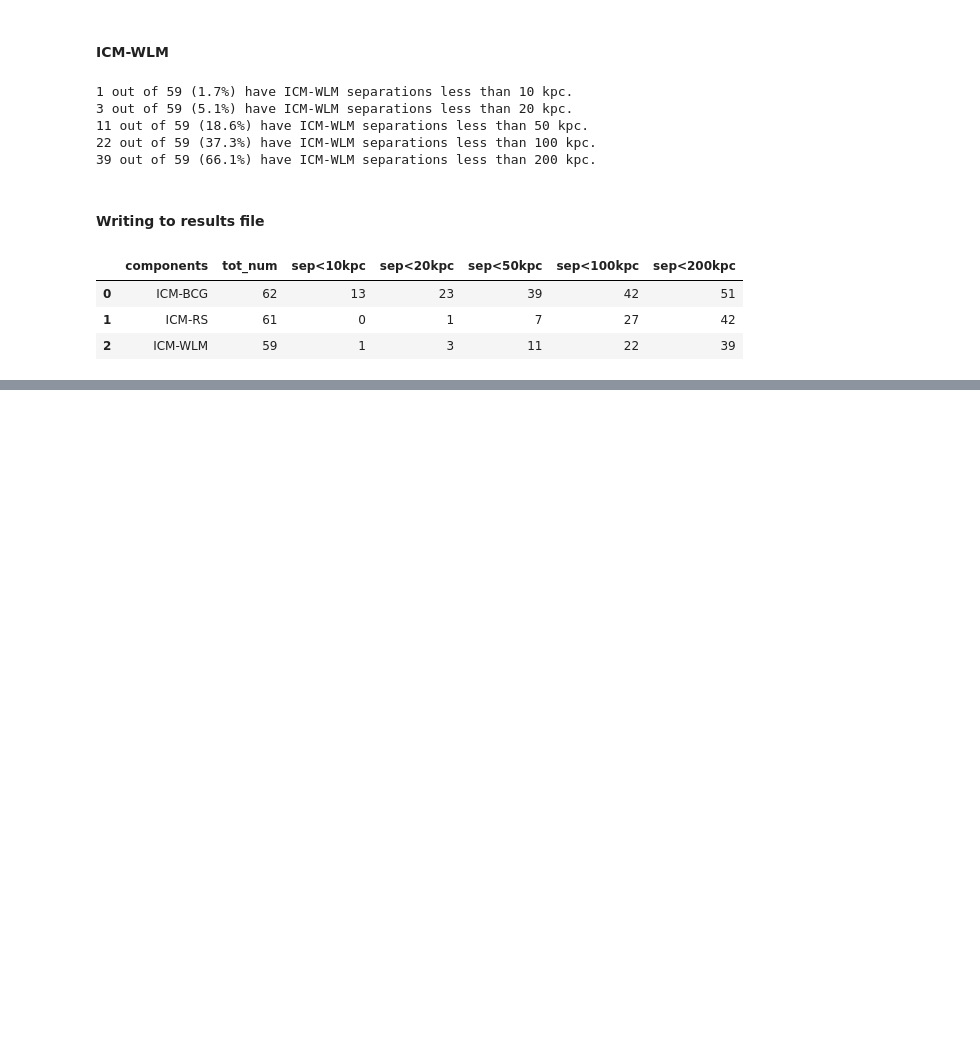
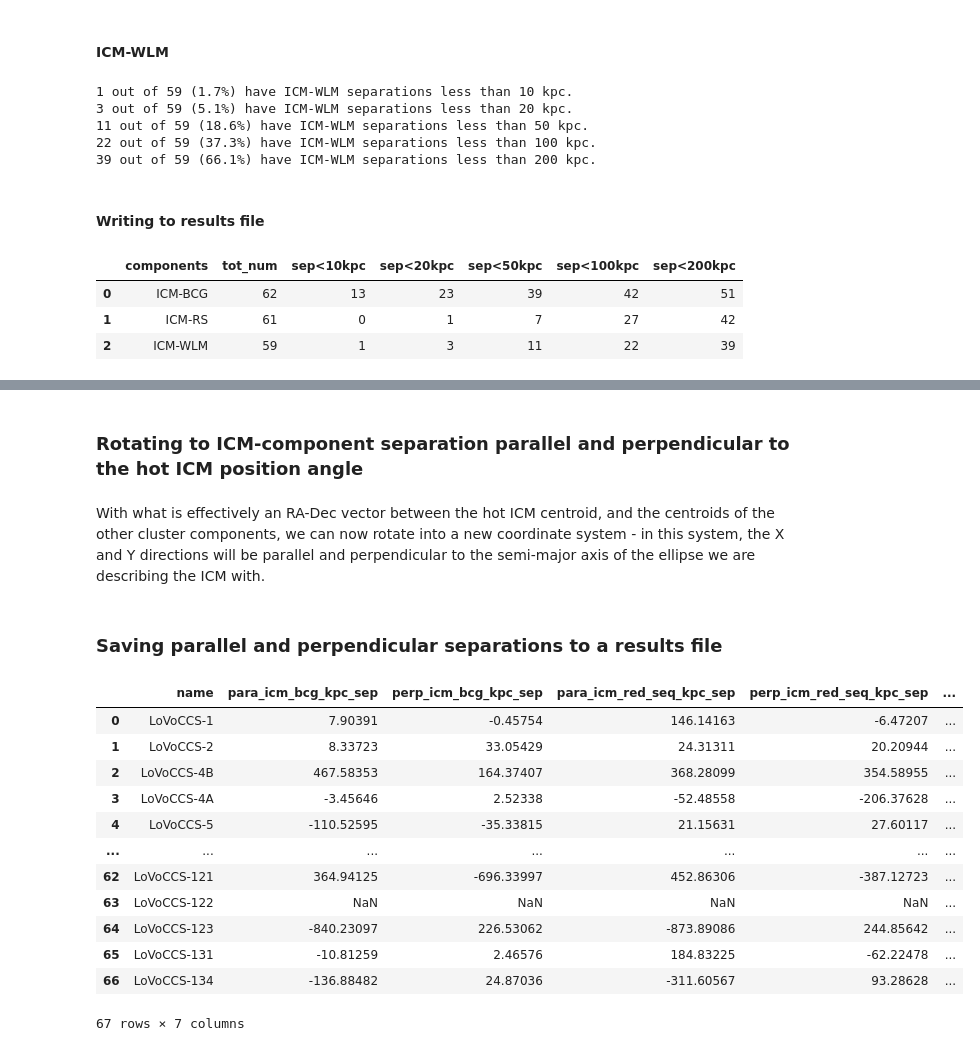
Before and after one commit to LoVoCCS/X-LoVoCCS-Analyses, a Jupyter notebook: notebooks/positions_and_morphology/compare_xray_bcg_redseq_mass_centroid.ipynb, the cells around one changed output, grey strips where cells are left out. Saved outputs shown, nothing was run; the diff lists cells and outputs as text; code cells hidden in the pictures; blank space fills up the shorter version.

```diff
--- a/notebooks/positions_and_morphology/compare_xray_bcg_redseq_mass_centroid.ipynb
+++ b/notebooks/positions_and_morphology/compare_xray_bcg_redseq_mass_centroid.ipynb
@@ -416,0 +435,50 @@ frac_sep_within_summ
+# %% [markdown]
+### Rotating to ICM-component separation parallel and perpendicular to the hot ICM position angle
+# %% [markdown]
+With what is effectively an RA-Dec vector between the hot ICM centroid, and the centroids of the other cluster components, we can now rotate into a new coordinate system - in this system, the X and Y directions will be parallel and perpendicular to the semi-major axis of the ellipse we are describing the ICM with.
+# %%
+rot_ra_dec_delta_icm_bcg = []
+rot_ra_dec_delta_icm_red_seq = []
+rot_ra_dec_delta_icm_wlm = []
+
+for cur_ind in range(0, len(prop_ra_dec_delta_icm_bcg)):
+    cur_pa = icm_pa[cur_ind]
+    cur_rot = np.array([[np.cos((cur_pa) * (np.pi/180)), -1 * np.sin((cur_pa) * (np.pi/180))],
+                        [np.sin((cur_pa) * (np.pi/180)), np.cos((cur_pa) * (np.pi/180))]])
+
+    cur_icm_bcg = prop_ra_dec_delta_icm_bcg[cur_ind]
+    cur_icm_red_seq = prop_ra_dec_delta_icm_red_seq[cur_ind]
+    cur_icm_wlm = prop_ra_dec_delta_icm_wlm[cur_ind]
+
+    rot_ra_dec_delta_icm_bcg.append(cur_rot @ cur_icm_bcg)
+    rot_ra_dec_delta_icm_red_seq.append(cur_rot @ cur_icm_red_seq)
+    rot_ra_dec_delta_icm_wlm.append(cur_rot @ cur_icm_wlm)
+
+rot_ra_dec_delta_icm_bcg = Quantity(rot_ra_dec_delta_icm_bcg)
+rot_ra_dec_delta_icm_red_seq = Quantity(rot_ra_dec_delta_icm_red_seq)
+rot_ra_dec_delta_icm_wlm = Quantity(rot_ra_dec_delta_icm_wlm)
+# %% [markdown]
+### Saving parallel and perpendicular separations to a results file
+# %%
+bi_sep_data = np.hstack([rot_ra_dec_delta_icm_bcg.value, rot_ra_dec_delta_icm_red_seq.value, rot_ra_dec_delta_icm_wlm.value]).round(5)
+bi_sep_data = np.append(xlovoccs_samp['name'].values[..., None], bi_sep_data, axis=1)
+bi_sep_cols = ['name', 'para_icm_bcg_kpc_sep', 'perp_icm_bcg_kpc_sep',
+               'para_icm_red_seq_kpc_sep', 'perp_icm_red_seq_kpc_sep',
+               'para_icm_wlm_kpc_sep', 'perp_icm_wlm_kpc_sep']
+bi_sep_df = pd.DataFrame(bi_sep_data, columns=bi_sep_cols)
+bi_sep_df.to_csv(sep_res_path + "icm_component_centroid_parallel-perpendicular_separations.csv", index=False)
+bi_sep_df
+# %% [output]
+|  | name | para_icm_bcg_kpc_sep | perp_icm_bcg_kpc_sep | para_icm_red_seq_kpc_sep | perp_icm_red_seq_kpc_sep | ... |
+| 0 | LoVoCCS-1 | 7.90391 | -0.45754 | 146.14163 | -6.47207 | ... |
+| 1 | LoVoCCS-2 | 8.33723 | 33.05429 | 24.31311 | 20.20944 | ... |
+| 2 | LoVoCCS-4B | 467.58353 | 164.37407 | 368.28099 | 354.58955 | ... |
+| 3 | LoVoCCS-4A | -3.45646 | 2.52338 | -52.48558 | -206.37628 | ... |
+| 4 | LoVoCCS-5 | -110.52595 | -35.33815 | 21.15631 | 27.60117 | ... |
+| ... | ... | ... | ... | ... | ... | ... |
+| 62 | LoVoCCS-121 | 364.94125 | -696.33997 | 452.86306 | -387.12723 | ... |
+| 63 | LoVoCCS-122 | NaN | NaN | NaN | NaN | ... |
+| 64 | LoVoCCS-123 | -840.23097 | 226.53062 | -873.89086 | 244.85642 | ... |
+| 65 | LoVoCCS-131 | -10.81259 | 2.46576 | 184.83225 | -62.22478 | ... |
+| 66 | LoVoCCS-134 | -136.88482 | 24.87036 | -311.60567 | 93.28628 | ... |
+67 rows × 7 columns
```
Also changed, not shown: parts of 21 cells of this notebook.
